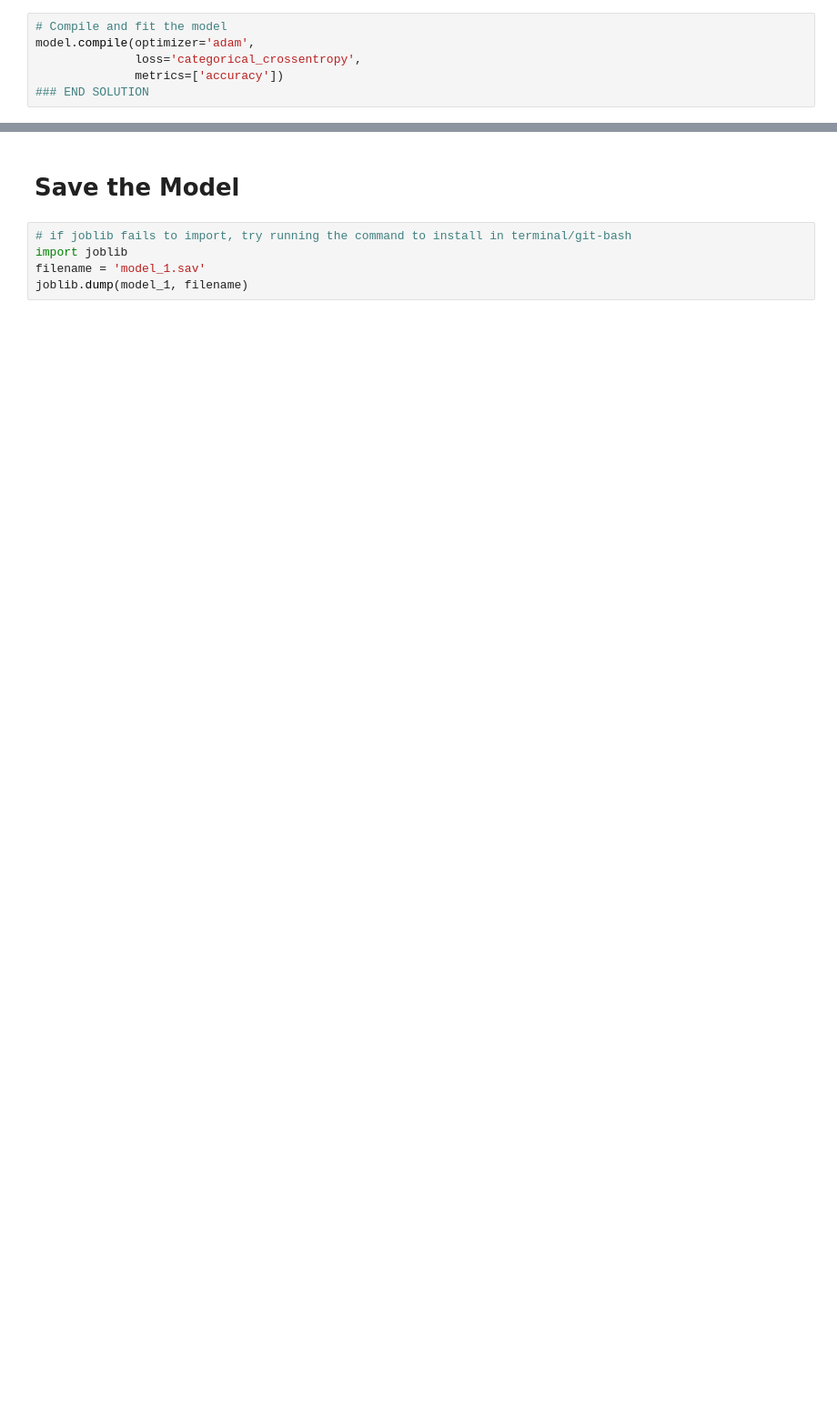
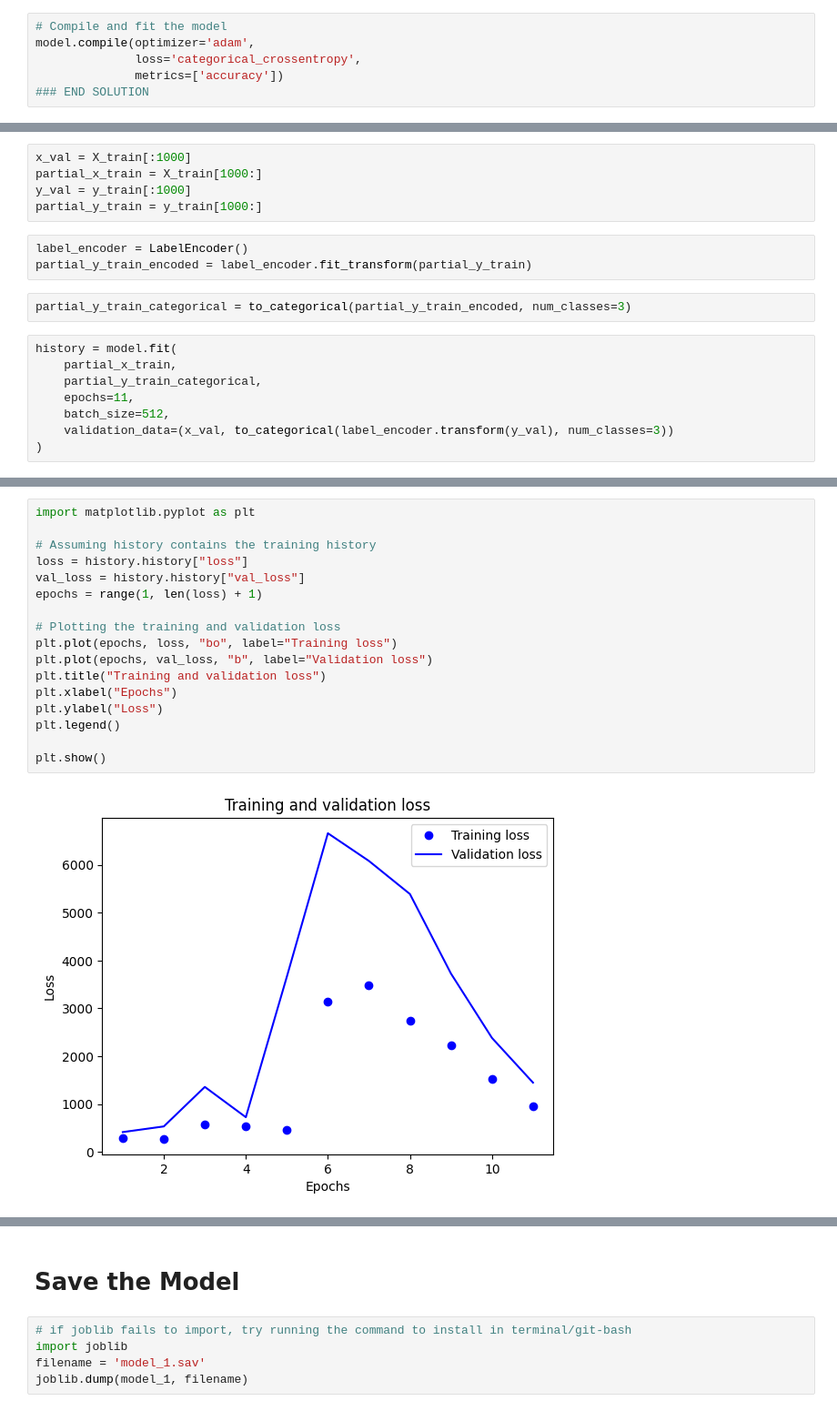
Before and after one commit to Abdoul84/planet_exploration_algorithm, a Jupyter notebook: pea_notebook/pea_algorithm.ipynb, the cells around one changed output, grey strips where cells are left out. Shown at 91% size. Cells and saved outputs as stored; diff of their text form; blank space fills up the shorter version.

```diff
--- a/pea_notebook/pea_algorithm.ipynb
+++ b/pea_notebook/pea_algorithm.ipynb
@@ -159,0 +119,18 @@ _________________________________________________________________
+# %%
+x_val = X_train[:1000]
+partial_x_train = X_train[1000:]
+y_val = y_train[:1000]
+partial_y_train = y_train[1000:]
+# %%
+label_encoder = LabelEncoder()
+partial_y_train_encoded = label_encoder.fit_transform(partial_y_train)
+# %%
+partial_y_train_categorical = to_categorical(partial_y_train_encoded, num_classes=3)
+# %%
+history = model.fit(
+    partial_x_train,
+    partial_y_train_categorical,
+    epochs=11,
+    batch_size=512,
+    validation_data=(x_val, to_categorical(label_encoder.transform(y_val), num_classes=3))
+)
@@ -159,0 +156,19 @@ _________________________________________________________________
+# %%
+import matplotlib.pyplot as plt
+
+# Assuming history contains the training history
+loss = history.history["loss"]
+val_loss = history.history["val_loss"]
+epochs = range(1, len(loss) + 1)
+
+# Plotting the training and validation loss
+plt.plot(epochs, loss, "bo", label="Training loss")
+plt.plot(epochs, val_loss, "b", label="Validation loss")
+plt.title("Training and validation loss")
+plt.xlabel("Epochs")
+plt.ylabel("Loss")
+plt.legend()
+
+plt.show()
+# %% [output]
+[figure, added]
```
Also changed, not shown: parts of 18 cells of this notebook.
